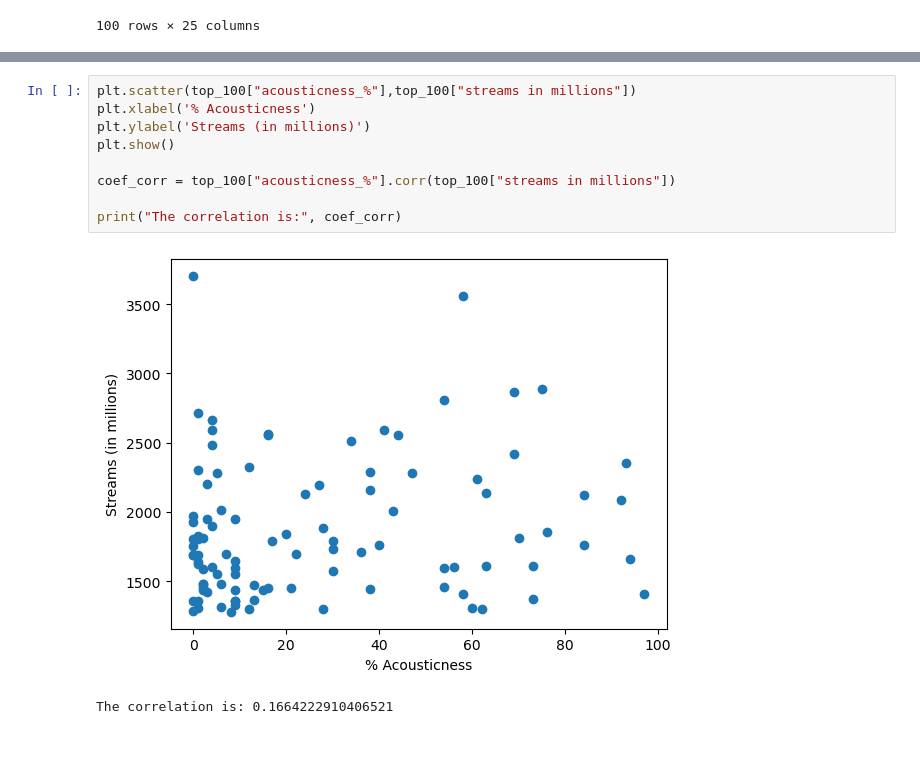
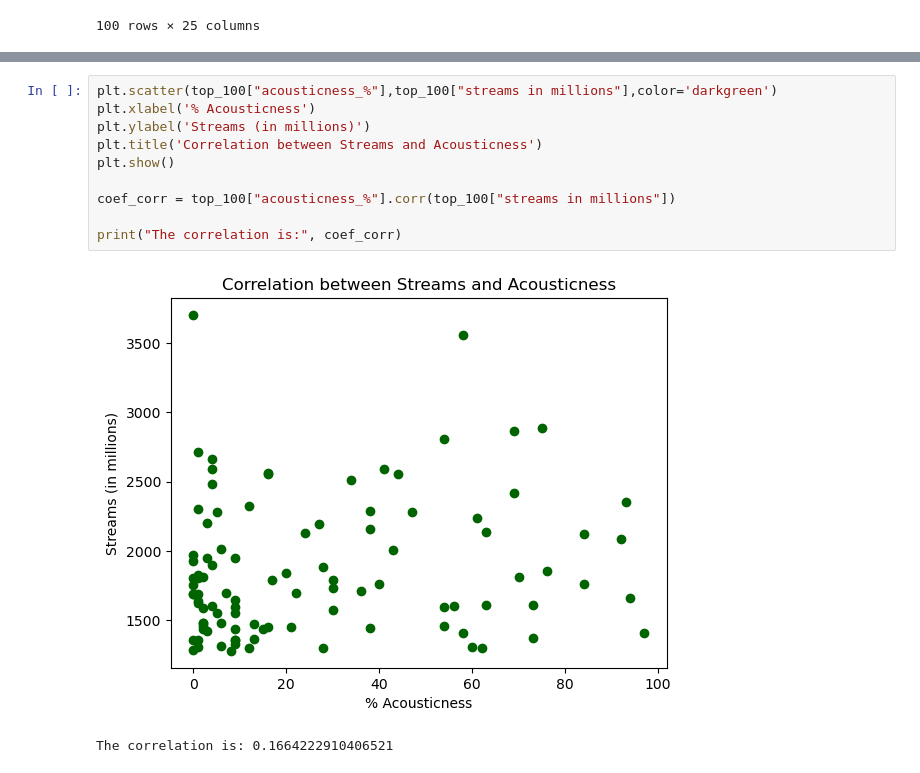
Before and after one commit to luisrodriguezror/project1, a Jupyter notebook: luis.ipynb, the cells around one changed output, grey strips where cells are left out. Drawn from its saved outputs; the diff is of its cells as text; blank space fills up the shorter version.

```diff
--- a/luis.ipynb
+++ b/luis.ipynb
@@ -110,14 +117,15 @@ print("The correlation is:", coef_corr)
 The correlation is: -0.17639980233517757
 # %%
-plt.scatter(top_100["acousticness_%"],top_100["streams in millions"])
+plt.scatter(top_100["acousticness_%"],top_100["streams in millions"],color='darkgreen')
 plt.xlabel('% Acousticness')
 plt.ylabel('Streams (in millions)')
+plt.title('Correlation between Streams and Acousticness')
 plt.show()
 
 coef_corr = top_100["acousticness_%"].corr(top_100["streams in millions"])
 
 print("The correlation is:", coef_corr)
 # %% [output]
-[figure, old version]
+[figure, new version]
 The correlation is: 0.1664222910406521
 # %%
```
Also changed, not shown: parts of 9 cells of this notebook.
